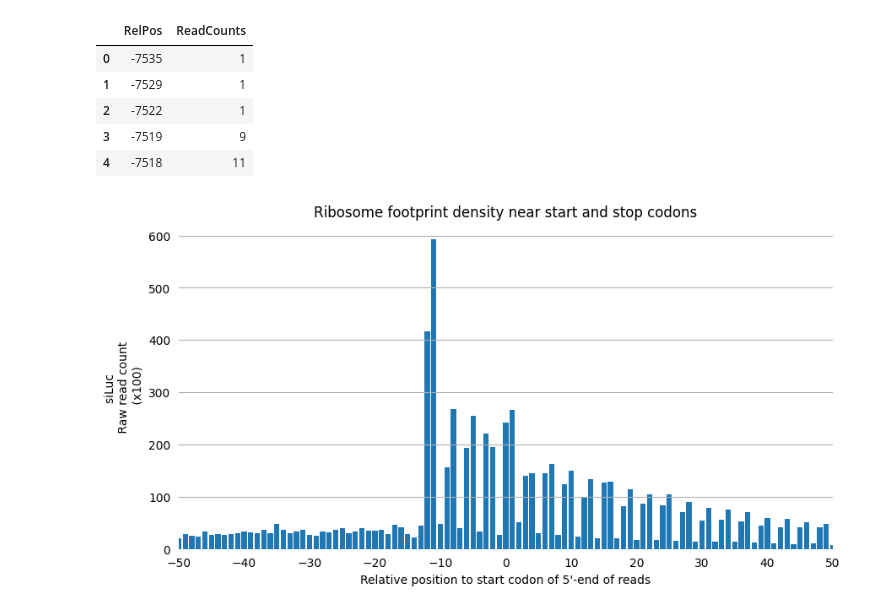
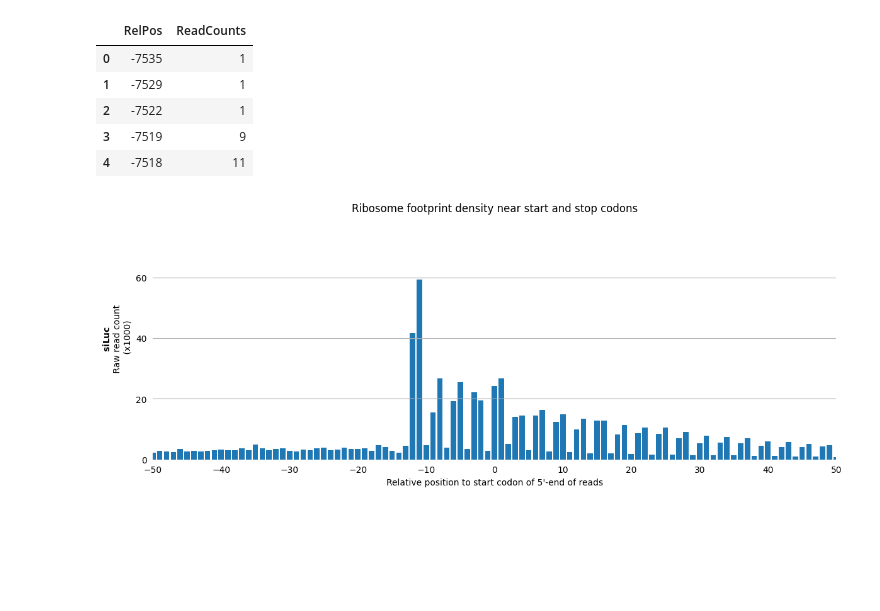
Before and after one commit to young5454/SNU-BI1, a Jupyter notebook: CoLab_TermProj_2024_2.ipynb, the cells around one changed output. Cells and saved outputs as stored; diff of their text form; code cells hidden in the pictures; blank space fills up the shorter version.

```diff
--- a/CoLab_TermProj_2024_2.ipynb
+++ b/CoLab_TermProj_2024_2.ipynb
@@ -287,31 +287,35 @@ merged_data.head()
 # %%
 import matplotlib.pyplot as plt
 
 # Set figure size
-plt.figure(figsize=(10, 5))
+plt.figure(figsize=(14, 5))
 
 # Create a bar plot
-plt.bar(merged_data['RelPos'], merged_data['ReadCounts'] / 100)
+plt.bar(merged_data['RelPos'], merged_data['ReadCounts'] / 1000)
 
 # Remove the box surrounding the plot
 plt.box(on=None)
 
 # Add horizontal grid lines
 plt.grid(axis='y')
 
 # Remove ticks from both axes
 plt.tick_params(axis='both', which='both', bottom=False, left=False)
 
 # x-axis
 plt.xlim((-50, 50))
 plt.xticks(range(-50, 51, 10))
 
+# y-axis
+plt.ylim((0, 80))
+plt.yticks(range(0, 81, 20))
+
 # Add labels and title
 plt.xlabel('Relative position to start codon of 5\'-end of reads')
-plt.ylabel('siLuc \n Raw read count \n (x100)')
+plt.ylabel('$\mathbf{siLuc}$ \n Raw read count \n (x1000)')
 plt.title('Ribosome footprint density near start and stop codons')
 
 # Show the plot
 plt.show()
 # %% [output]
-[figure, old version]
+[figure, new version]
```
